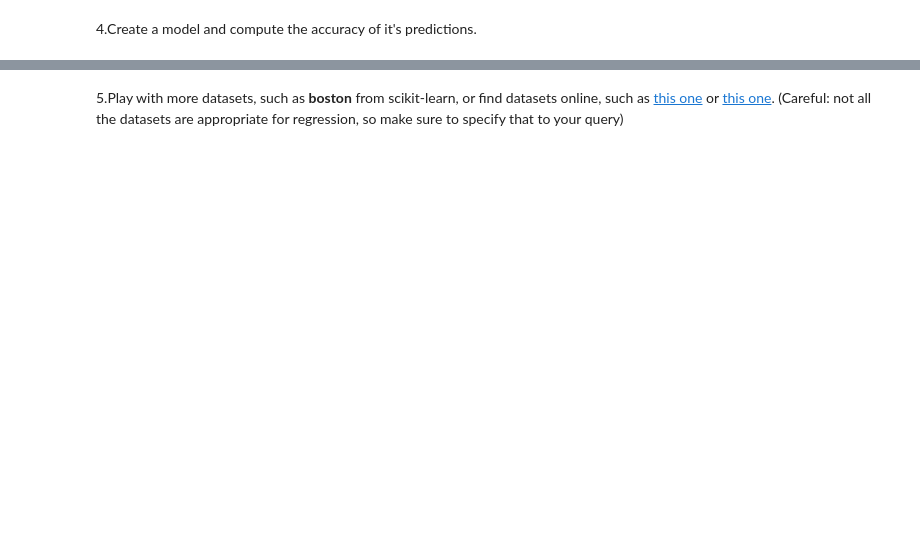
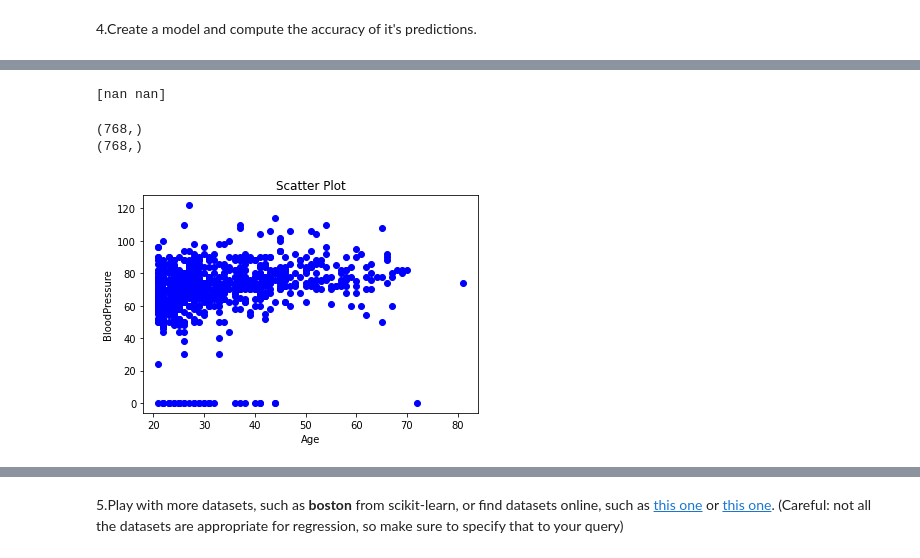
Before and after one commit to HavvaEb/Machine_Learning_exercise, a Jupyter notebook: 4.machine_learning/1.Regression/05-drills.ipynb, the cells around one changed output, grey strips where cells are left out. Saved outputs shown, nothing was run; the diff lists cells and outputs as text; code cells hidden in the pictures; blank space fills up the shorter version.

```diff
--- a/4.machine_learning/1.Regression/05-drills.ipynb
+++ b/4.machine_learning/1.Regression/05-drills.ipynb
@@ -61,0 +158,10 @@ import matplotlib.pyplot as plt
+# %%
+def gradient_descent(X, y, theta, learning_rate, n_iterations):
+    cost_history = np.zeros(n_iterations)
+    for i in range(n_iterations):
+        print(i)
+        theta = theta - learning_rate * grad(X, y, theta)
+        cost_history[i] = MSE(X,y,theta) # values of MSE
+
+         #cost_history.append(computeCost(X, y, theta))
+    return theta, cost_history
@@ -61,0 +180,5 @@ import matplotlib.pyplot as plt
+# %%
+n_iterations = 1000
+learning_rate = 0.01 #alpha
+# %%
+theta_final, cost_history = gradient_descent(X, y, theta, learning_rate, n_iterations)
@@ -61,0 +222,24 @@ import matplotlib.pyplot as plt
+# %%
+print(theta_final)
+# %% [output]
+[nan nan]
+# %%
+import matplotlib.pyplot as plt
+ax = plt.gca()
+X1 = np.array(df.Age)
+print(X1.shape)
+y_target= np.array(df.BloodPressure)
+plt.scatter(X1, y_target, color="blue")
+#plt.scatter(X1, y_target, data=predictions,color='r')
+y_pred = theta_final[0]*X1 + theta_final[1]
+print(y_pred.shape)
+plt.plot(X1, y_pred, color='red')
+#plt.plot(predictions)
+plt.title("Scatter Plot")
+plt.xlabel("Age")
+plt.ylabel("BloodPressure")
+plt.show()
+# %% [output]
+(768,)
+(768,)
+[figure, added]
```
Also changed, not shown: parts of 20 cells of this notebook.
